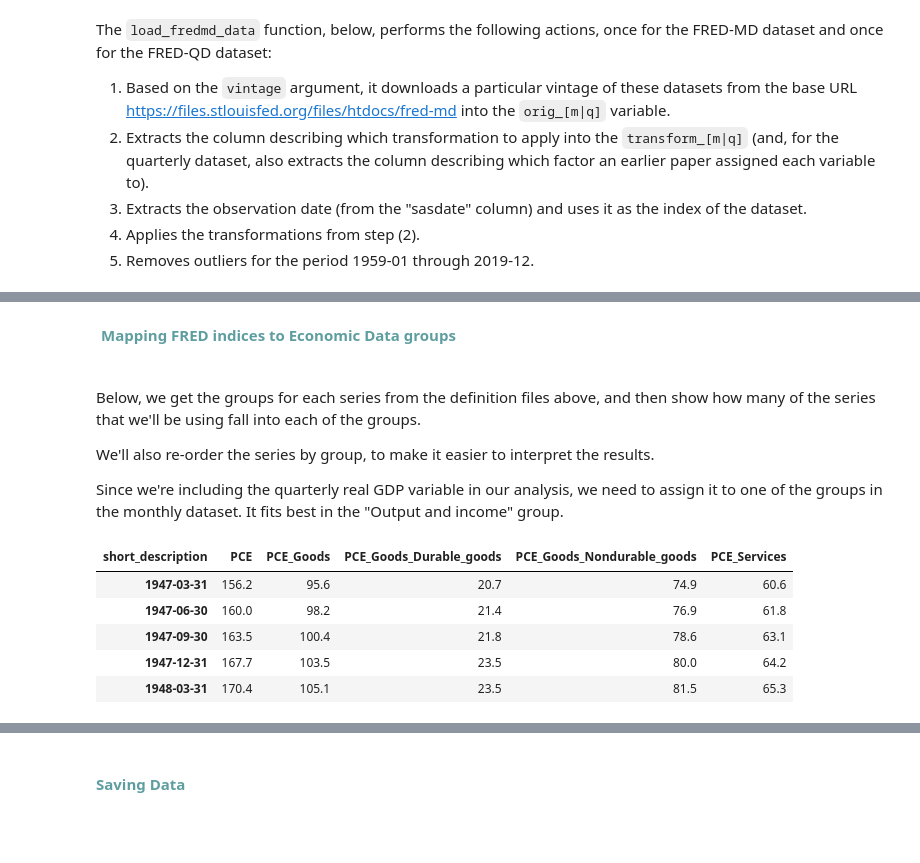
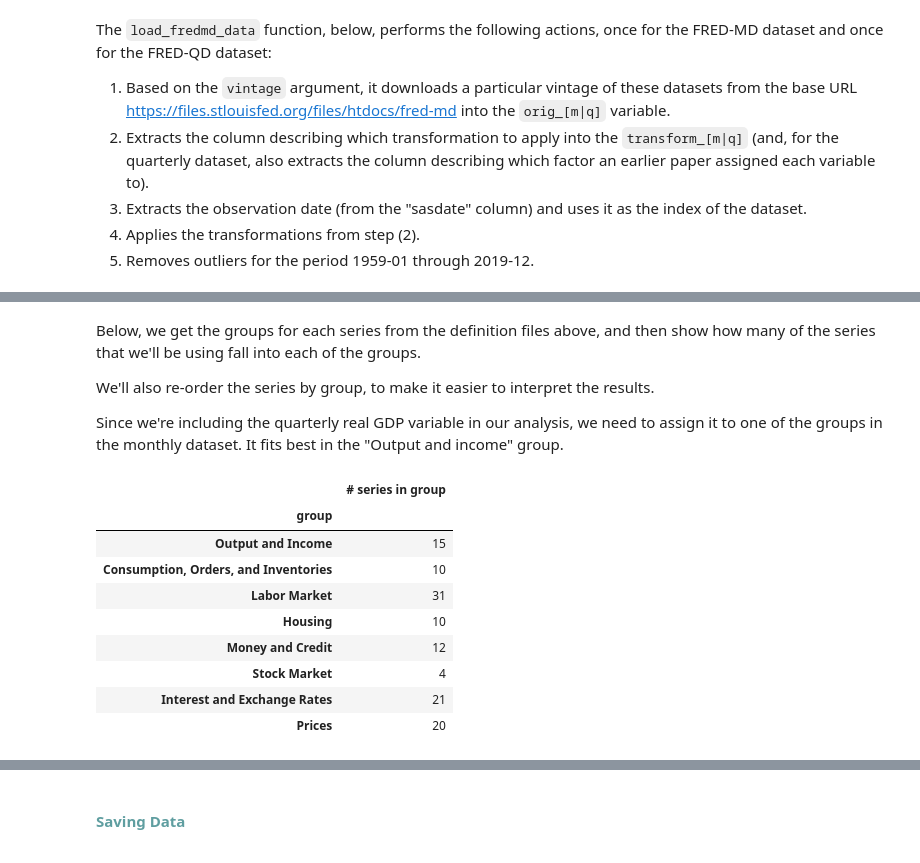
Before and after one commit to janjannagtegaal/NowCasting-M1, a Jupyter notebook: M1_NowCasting_Consumer_Exp.ipynb, the cells around one changed output, grey strips where cells are left out. Drawn from its saved outputs; the diff is of its cells as text; code cells hidden in the pictures; blank space fills up the shorter version.

```diff
--- a/M1_NowCasting_Consumer_Exp.ipynb
+++ b/M1_NowCasting_Consumer_Exp.ipynb
@@ -671,4 +595,0 @@ Extreme values for 3-Month Treasury C Minus FEDFUNDS:
-# %% [markdown]
-<div style="color:#5F9EA0;padding: 5px;">
-
-**Mapping FRED indices to Economic Data groups**
@@ -678,12 +602,22 @@ Below, we get the groups for each series from the definition files above, and th
 We'll also re-order the series by group, to make it easier to interpret the results.
 
 Since we're including the quarterly real GDP variable in our analysis, we need to assign it to one of the groups in the monthly dataset. It fits best in the "Output and income" group.
-# %%
-pce_df.head()
-# %% [output]
-| short_description | PCE | PCE_Goods | PCE_Goods_Durable_goods | PCE_Goods_Nondurable_goods | PCE_Services |
-| 1947-03-31 | 156.2 | 95.6 | 20.7 | 74.9 | 60.6 |
-| 1947-06-30 | 160.0 | 98.2 | 21.4 | 76.9 | 61.8 |
-| 1947-09-30 | 163.5 | 100.4 | 21.8 | 78.6 | 63.1 |
-| 1947-12-31 | 167.7 | 103.5 | 23.5 | 80.0 | 64.2 |
-| 1948-03-31 | 170.4 | 105.1 | 23.5 | 81.5 | 65.3 |
+# %%
+# Get the mapping of variable id to group name, for monthly variables
+groups = defn[['description', 'group']].copy()
+
+# Display the number of variables in each group
+(groups.groupby('group', sort=False)
+       .count()
+       .rename({'description': '# series in group'}, axis=1))
+# %% [output]
+|  | # series in group |
+| group |  |
+| Output and Income | 15 |
+| Consumption, Orders, and Inventories | 10 |
+| Labor Market | 31 |
+| Housing | 10 |
+| Money and Credit | 12 |
+| Stock Market | 4 |
+| Interest and Exchange Rates | 21 |
+| Prices | 20 |
```
Also changed, not shown: parts of 49 cells of this notebook, 5 other files.
